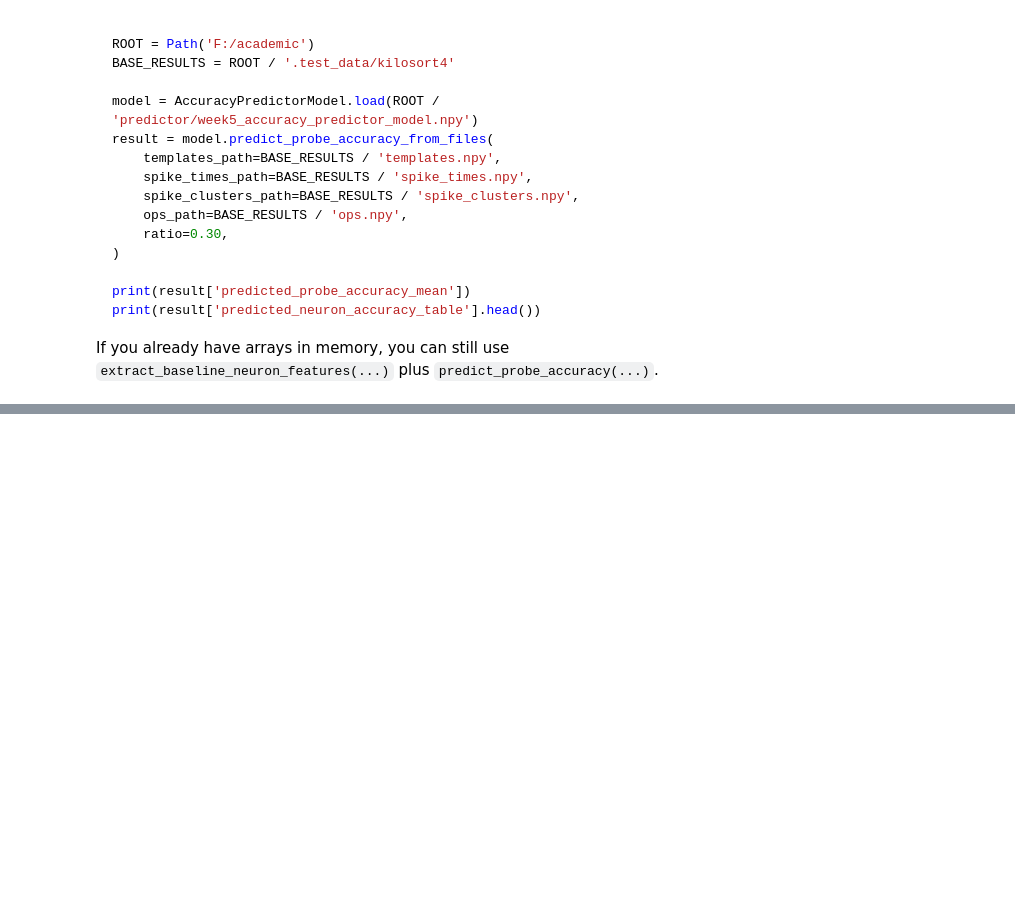
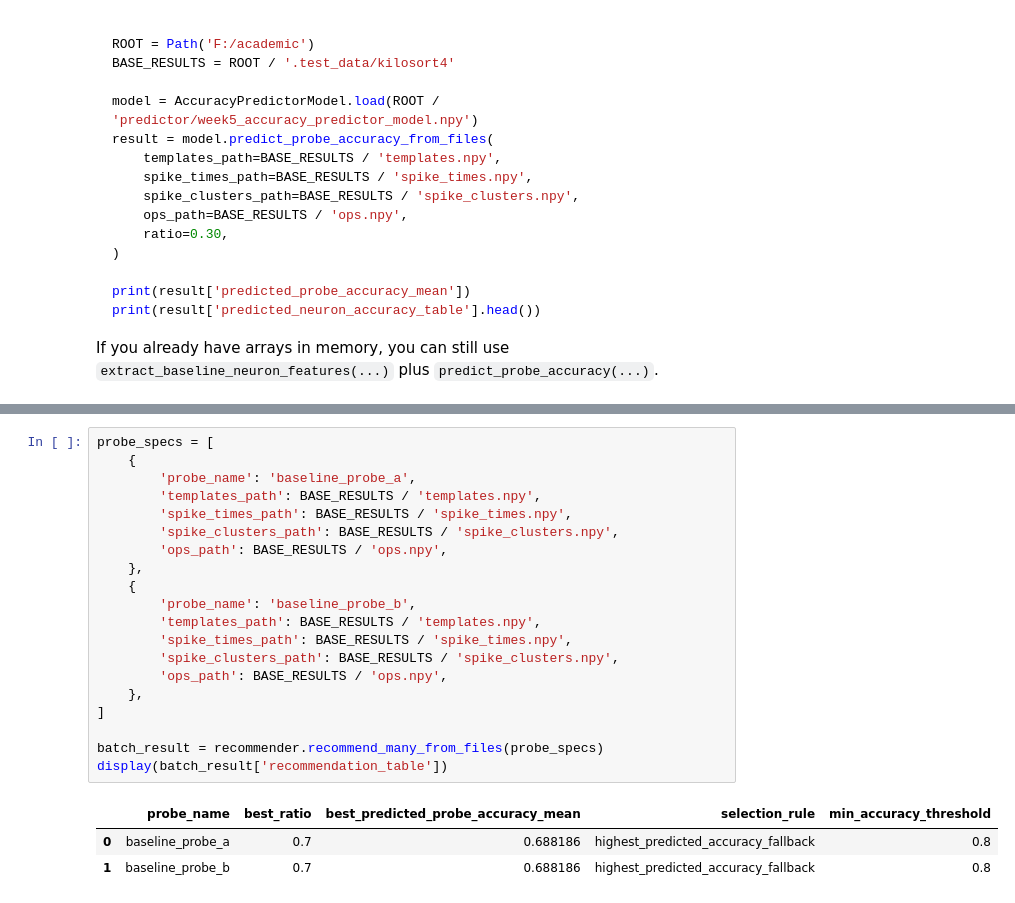
Before and after one commit to baipin/SpikeSort, a Jupyter notebook: 5.ipynb, the cells around one changed output, grey strips where cells are left out. Cells and saved outputs as stored; diff of their text form; blank space fills up the shorter version.

```diff
--- a/5.ipynb
+++ b/5.ipynb
@@ -578,0 +647,24 @@ If you already have arrays in memory, you can still use `extract_baseline_neuron
+# %%
+probe_specs = [
+    {
+        'probe_name': 'baseline_probe_a',
+        'templates_path': BASE_RESULTS / 'templates.npy',
+        'spike_times_path': BASE_RESULTS / 'spike_times.npy',
+        'spike_clusters_path': BASE_RESULTS / 'spike_clusters.npy',
+        'ops_path': BASE_RESULTS / 'ops.npy',
+    },
+    {
+        'probe_name': 'baseline_probe_b',
+        'templates_path': BASE_RESULTS / 'templates.npy',
+        'spike_times_path': BASE_RESULTS / 'spike_times.npy',
+        'spike_clusters_path': BASE_RESULTS / 'spike_clusters.npy',
+        'ops_path': BASE_RESULTS / 'ops.npy',
+    },
+]
+
+batch_result = recommender.recommend_many_from_files(probe_specs)
+display(batch_result['recommendation_table'])
+# %% [output]
+|  | probe_name | best_ratio | best_predicted_probe_accuracy_mean | selection_rule | min_accuracy_threshold |
+| 0 | baseline_probe_a | 0.7 | 0.688186 | highest_predicted_accuracy_fallback | 0.8 |
+| 1 | baseline_probe_b | 0.7 | 0.688186 | highest_predicted_accuracy_fallback | 0.8 |
```
Also changed, not shown: parts of 3 cells of this notebook, 1 other file.
